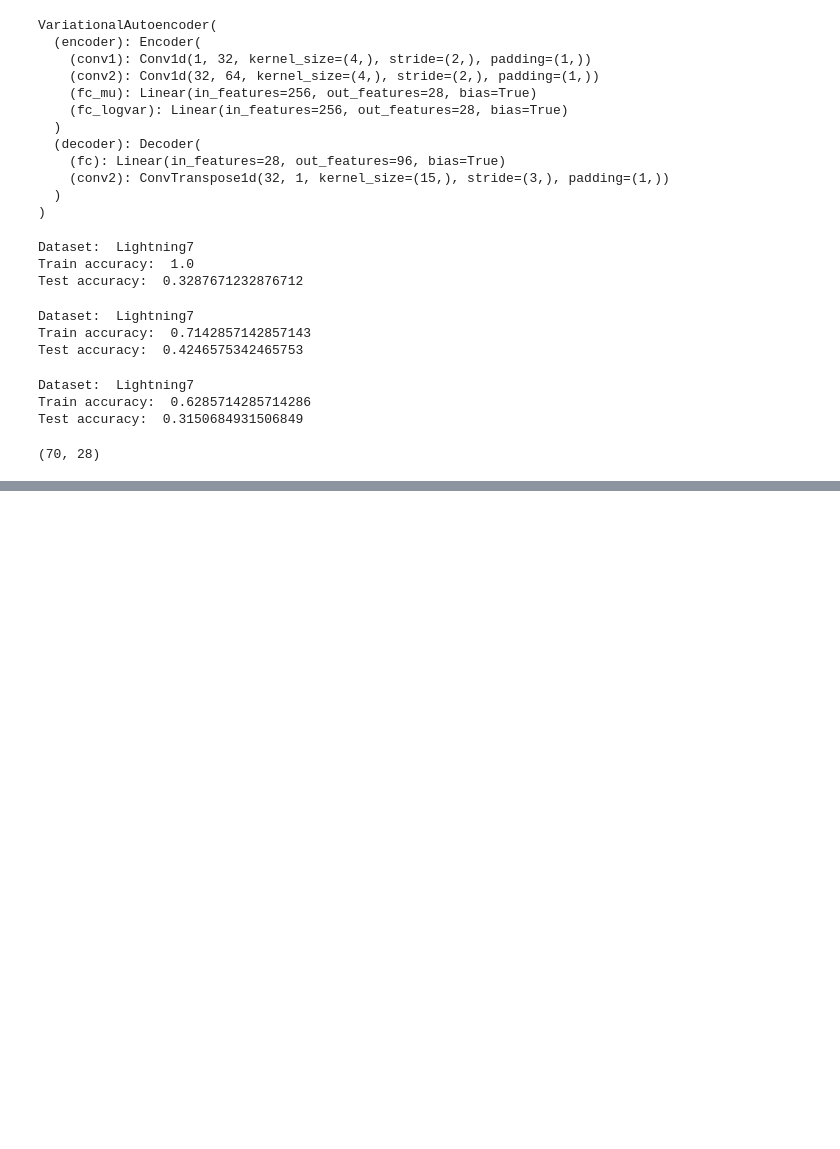
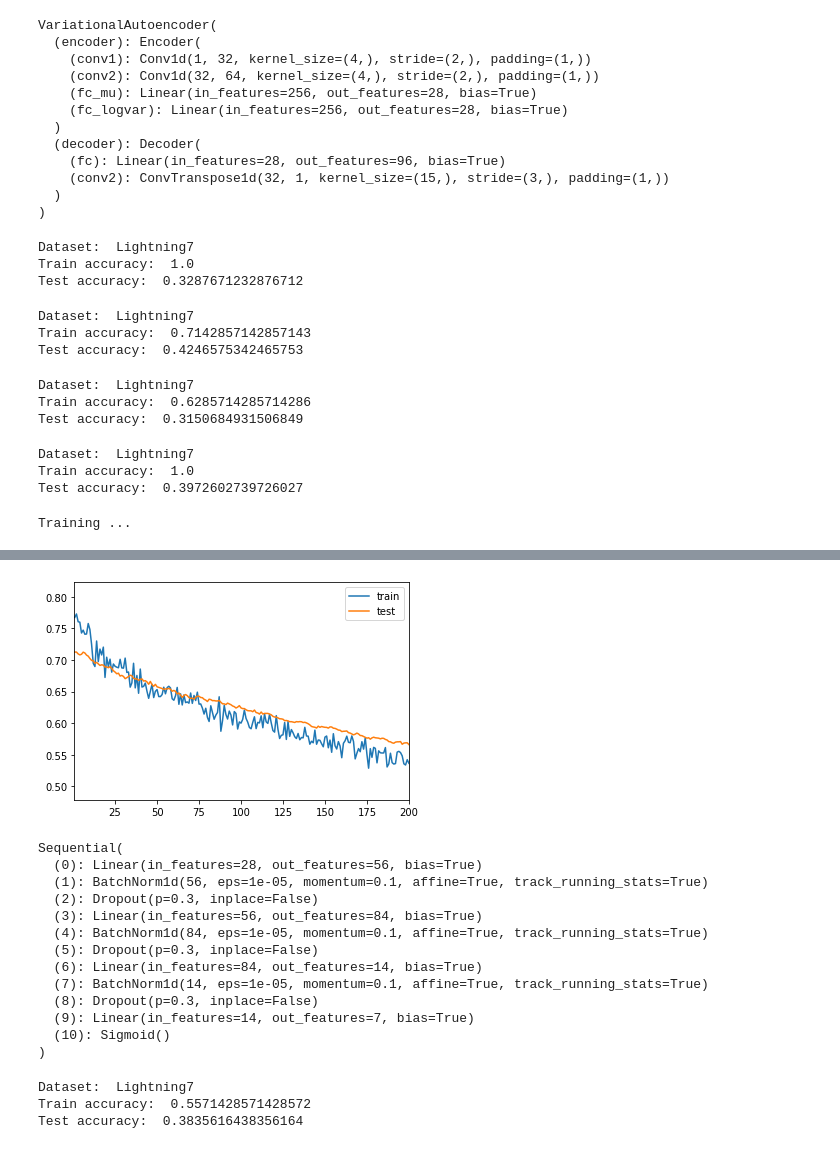
Before and after one commit to SamirMoustafa/Time-Series-Classification, a Jupyter notebook: Pipeline_Another.ipynb, the cells around one changed output, grey strips where cells are left out. Saved outputs shown, nothing was run; the diff lists cells and outputs as text; code cells hidden in the pictures; blank space fills up the shorter version.

```diff
--- a/Pipeline_Another.ipynb
+++ b/Pipeline_Another.ipynb
@@ -266,7 +270,53 @@ print("Test accuracy: ", accuracy_score(y_test, knn_cv.best_estimator_.predict(z
 Dataset:  Lightning7
 Train accuracy:  0.6285714285714286
 Test accuracy:  0.3150684931506849
-# %%
-z_train.shape
-# %% [output]
-(70, 28)
+# %%
+parameters = {"max_depth": [2, 10, 15, 20, 25, 30, 35, 40, 45, 50, 70, 100, 120, 150],
+              "n_estimators": [20, 50, 100, 150, 200, 250],
+              "early_stopping_rounds": [2, 5, 8, 10, 50, 200]}
+
+
+cat_cv = GridSearchCV(CatBoostClassifier(random_state=42, verbose=False),
+                      param_grid=parameters,
+                      cv=StratifiedKFold(n_splits=2, shuffle=True, random_state=42),
+                      scoring='accuracy',
+                      n_jobs=-1)
+
+cat_cv.fit(z_train, y_train)
+
+print('Dataset: ', random_path)
+print("Train accuracy: ", accuracy_score(y_train, cat_cv.best_estimator_.predict(z_train)))
+print("Test accuracy: ", accuracy_score(y_test, cat_cv.best_estimator_.predict(z_test)))
+# %% [output]
+Dataset:  Lightning7
+Train accuracy:  1.0
+Test accuracy:  0.3972602739726027
+# %%
+dataset_train = TimeSeriesDataset(z_train, y_hot_train)
+dataset_test  = TimeSeriesDataset(z_test, y_hot_test)
+
+loader_train = DataLoader(dataset_train, batch_size=batch_size)
+loader_test = DataLoader(dataset_test, batch_size=batch_size)
+# %%
+clf = nn.Sequential(nn.Linear(in_features=latent_dim, out_features=latent_dim*2),
+                    nn.BatchNorm1d(latent_dim*2),
+                    nn.Dropout(.3),
+
+                    nn.Linear(in_features=latent_dim*2, out_features=latent_dim*3),
+                    nn.BatchNorm1d(latent_dim*3),
+                    nn.Dropout(.3),
+
+                    nn.Linear(in_features=latent_dim*3, out_features=latent_dim//2),
+                    nn.BatchNorm1d(latent_dim//2),
+                    nn.Dropout(.3),
+
+
+                    nn.Linear(in_features=latent_dim//2, out_features=num_classes),
+                    nn.Sigmoid()).to(device)
+# %%
+optimizer = torch.optim.SGD(params=clf.parameters(), lr=1e-3, momentum=.9)
+loss_fun = nn.BCELoss()
+# %%
+train_clf(200, clf, loader_train, loader_test, optimizer, loss_fun, device, True)
+# %% [output]
+Training ...
@@ -272,0 +324,14 @@ z_train.shape
+[figure, added]
+Sequential(
+  (0): Linear(in_features=28, out_features=56, bias=True)
+  (1): BatchNorm1d(56, eps=1e-05, momentum=0.1, affine=True, track_running_stats=True)
+  (2): Dropout(p=0.3, inplace=False)
+  (3): Linear(in_features=56, out_features=84, bias=True)
+  (4): BatchNorm1d(84, eps=1e-05, momentum=0.1, affine=True, track_running_stats=True)
+  (5): Dropout(p=0.3, inplace=False)
+  (6): Linear(in_features=84, out_features=14, bias=True)
+  (7): BatchNorm1d(14, eps=1e-05, momentum=0.1, affine=True, track_running_stats=True)
+  (8): Dropout(p=0.3, inplace=False)
+  (9): Linear(in_features=14, out_features=7, bias=True)
+  (10): Sigmoid()
+)
@@ -272,0 +349,8 @@ z_train.shape
+# %%
+print('Dataset: ', random_path)
+print("Train accuracy: ", accuracy_score(y_hot_train, y_train_pred_norm))
+print("Test accuracy: ", accuracy_score(y_hot_test, y_test_pred_norm))
+# %% [output]
+Dataset:  Lightning7
+Train accuracy:  0.5571428571428572
+Test accuracy:  0.3835616438356164
```
Also changed, not shown: parts of 9 cells of this notebook, 5 other files.
